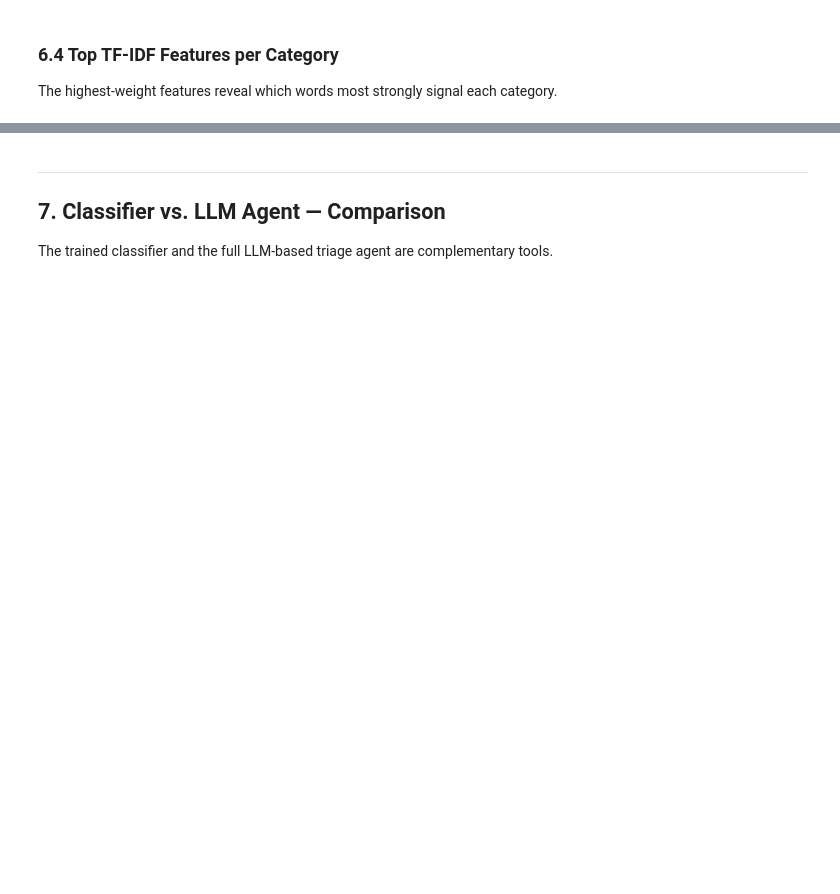
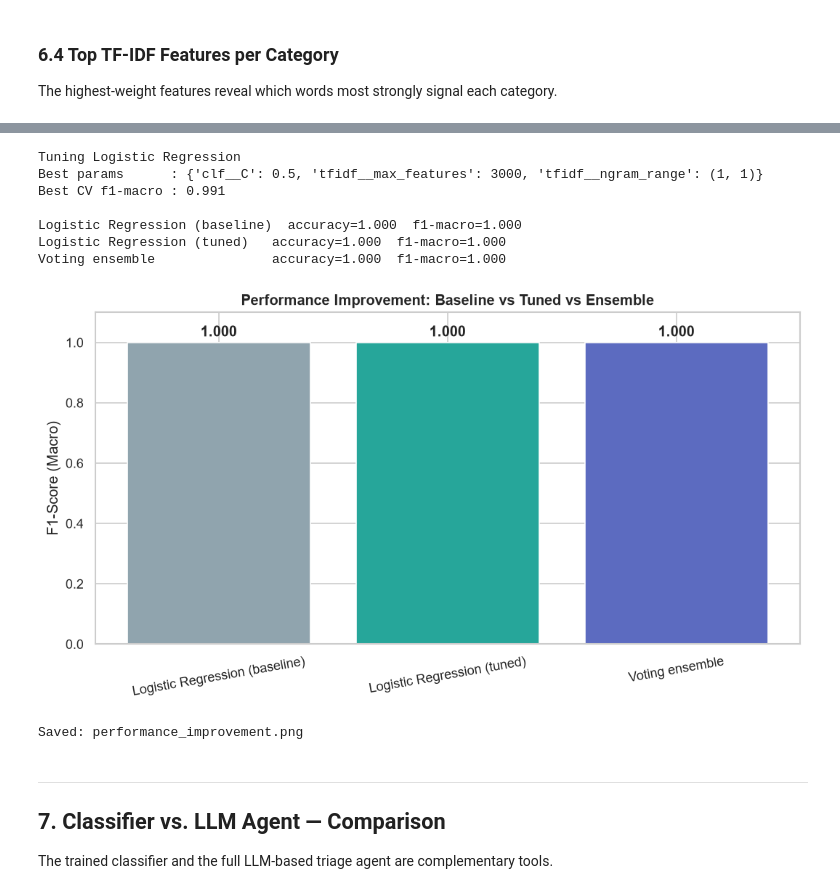
Before and after one commit to AmnaFaisal1305/Ctrl-Agents, a Jupyter notebook: analysis/eda.ipynb, the cells around one changed output, grey strips where cells are left out. Cells and saved outputs as stored; diff of their text form; code cells hidden in the pictures; blank space fills up the shorter version.

```diff
--- a/analysis/eda.ipynb
+++ b/analysis/eda.ipynb
@@ -566,3 +745,75 @@ else:
+# %%
+from sklearn.model_selection import GridSearchCV
+from sklearn.ensemble import VotingClassifier
+
+# --- Hyperparameter tuning on the best model ---
+base = MODELS[best_name]
+param_grid = {
+    'tfidf__ngram_range':  [(1, 1), (1, 2)],
+    'tfidf__max_features': [3000, 5000, 8000],
+}
+clf_name = base.named_steps['clf'].__class__.__name__
+if clf_name == 'LogisticRegression':
+    param_grid['clf__C'] = [0.5, 1.0, 2.0, 4.0]
+elif clf_name == 'LinearSVC':
+    param_grid['clf__C'] = [0.25, 0.5, 1.0, 2.0]
+elif clf_name == 'MultinomialNB':
+    param_grid['clf__alpha'] = [0.05, 0.1, 0.3, 0.5]
+
+grid = GridSearchCV(base, param_grid, scoring='f1_macro', cv=5, n_jobs=-1)
+grid.fit(X_train, y_train)
+tuned      = grid.best_estimator_
+tuned_pred = tuned.predict(X_test)
+print(f'Tuning {best_name}')
+print('Best params      :', grid.best_params_)
+print(f'Best CV f1-macro : {grid.best_score_:.3f}')
+
+# --- Hard-voting ensemble of all three models ---
+ensemble = VotingClassifier(
+    estimators=[(n, MODELS[n]) for n in MODELS],
+    voting='hard', n_jobs=-1,
+)
+ensemble.fit(X_train, y_train)
+ens_pred = ensemble.predict(X_test)
+
+def _sc(y_pred):
+    return accuracy_score(y_test, y_pred), f1_score(y_test, y_pred, average='macro')
+
+rows = {
+    f'{best_name} (baseline)': _sc(results[best_name]['y_pred']),
+    f'{best_name} (tuned)':    _sc(tuned_pred),
+    'Voting ensemble':         _sc(ens_pred),
+}
+print()
+for k, (a, f) in rows.items():
+    print(f'{k:28s}  accuracy={a:.3f}  f1-macro={f:.3f}')
+
+# --- Chart ---
+labels = list(rows)
+f1s    = [rows[k][1] for k in labels]
+fig, ax = plt.subplots(figsize=(9, 5))
+bars = ax.bar(labels, f1s, color=['#90A4AE', '#26A69A', '#5C6BC0'], edgecolor='white')
+ax.set_ylim(0, 1.1)
+ax.set_ylabel('F1-Score (Macro)')
+ax.set_title('Performance Improvement: Baseline vs Tuned vs Ensemble', fontweight='bold')
+ax.tick_params(axis='x', rotation=10)
+for bar, val in zip(bars, f1s):
+    ax.text(bar.get_x() + bar.get_width() / 2, bar.get_height() + 0.01, f'{val:.3f}',
+            ha='center', va='bottom', fontweight='bold')
+plt.tight_layout()
+plt.savefig(PLOTS_DIR / 'performance_improvement.png', bbox_inches='tight')
+plt.show()
+print('Saved: performance_improvement.png')
+# %% [output]
+Tuning Logistic Regression
+Best params      : {'clf__C': 0.5, 'tfidf__max_features': 3000, 'tfidf__ngram_range': (1, 1)}
+Best CV f1-macro : 0.991
+
+Logistic Regression (baseline)  accuracy=1.000  f1-macro=1.000
+Logistic Regression (tuned)   accuracy=1.000  f1-macro=1.000
+Voting ensemble               accuracy=1.000  f1-macro=1.000
+[figure, added]
+Saved: performance_improvement.png
 # %% [markdown]
 ---
 ## 7. Classifier vs. LLM Agent — Comparison
```
Also changed, not shown: parts of 25 cells of this notebook, 16 other files.
